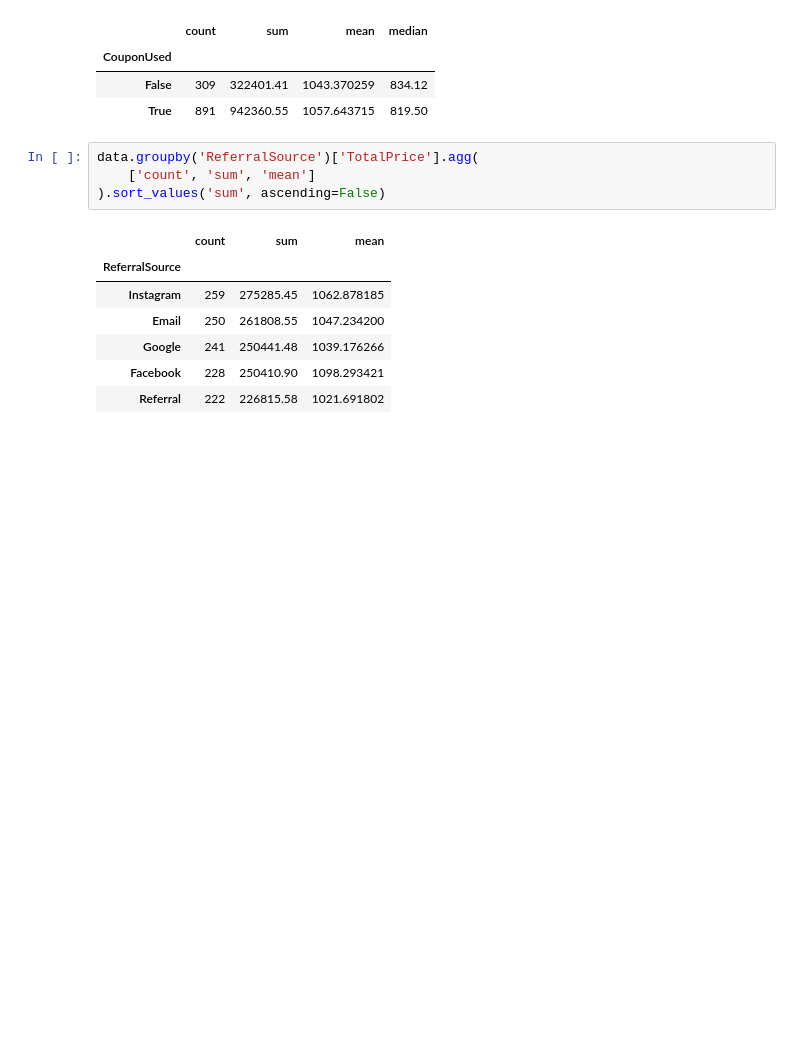
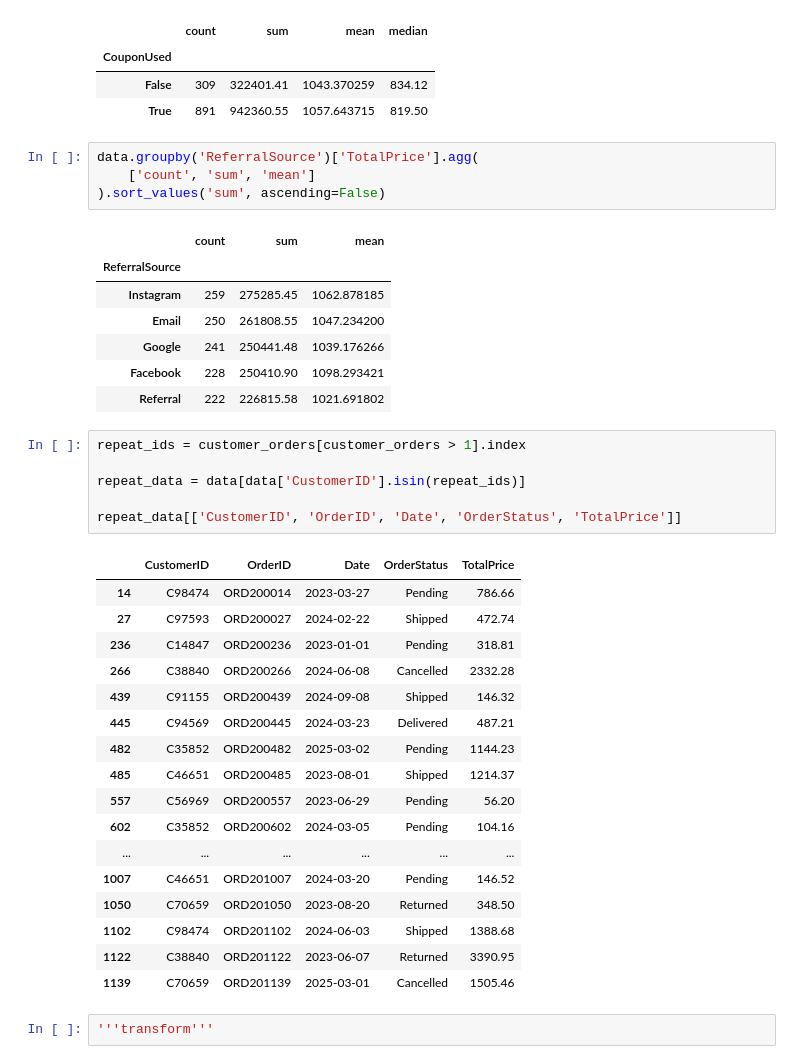
Before and after one commit to antonidarul/retensi_ecommerce, a Jupyter notebook: script.ipynb, the cells around one changed output. Cells and saved outputs as stored; diff of their text form; blank space fills up the shorter version.

```diff
--- a/script.ipynb
+++ b/script.ipynb
@@ -275,3 +275,29 @@ data.groupby('ReferralSource')['TotalPrice'].agg(
 | Google | 241 | 250441.48 | 1039.176266 |
 | Facebook | 228 | 250410.90 | 1098.293421 |
 | Referral | 222 | 226815.58 | 1021.691802 |
+# %%
+repeat_ids = customer_orders[customer_orders > 1].index
+
+repeat_data = data[data['CustomerID'].isin(repeat_ids)]
+
+repeat_data[['CustomerID', 'OrderID', 'Date', 'OrderStatus', 'TotalPrice']]
+# %% [output]
+|  | CustomerID | OrderID | Date | OrderStatus | TotalPrice |
+| 14 | C98474 | ORD200014 | 2023-03-27 | Pending | 786.66 |
+| 27 | C97593 | ORD200027 | 2024-02-22 | Shipped | 472.74 |
+| 236 | C14847 | ORD200236 | 2023-01-01 | Pending | 318.81 |
+| 266 | C38840 | ORD200266 | 2024-06-08 | Cancelled | 2332.28 |
+| 439 | C91155 | ORD200439 | 2024-09-08 | Shipped | 146.32 |
+| 445 | C94569 | ORD200445 | 2024-03-23 | Delivered | 487.21 |
+| 482 | C35852 | ORD200482 | 2025-03-02 | Pending | 1144.23 |
+| 485 | C46651 | ORD200485 | 2023-08-01 | Shipped | 1214.37 |
+| 557 | C56969 | ORD200557 | 2023-06-29 | Pending | 56.20 |
+| 602 | C35852 | ORD200602 | 2024-03-05 | Pending | 104.16 |
+| ... | ... | ... | ... | ... | ... |
+| 1007 | C46651 | ORD201007 | 2024-03-20 | Pending | 146.52 |
+| 1050 | C70659 | ORD201050 | 2023-08-20 | Returned | 348.50 |
+| 1102 | C98474 | ORD201102 | 2024-06-03 | Shipped | 1388.68 |
+| 1122 | C38840 | ORD201122 | 2023-06-07 | Returned | 3390.95 |
+| 1139 | C70659 | ORD201139 | 2025-03-01 | Cancelled | 1505.46 |
+# %%
+'''transform'''
```
Also changed, not shown: parts of 3 cells of this notebook, 2 other files.
